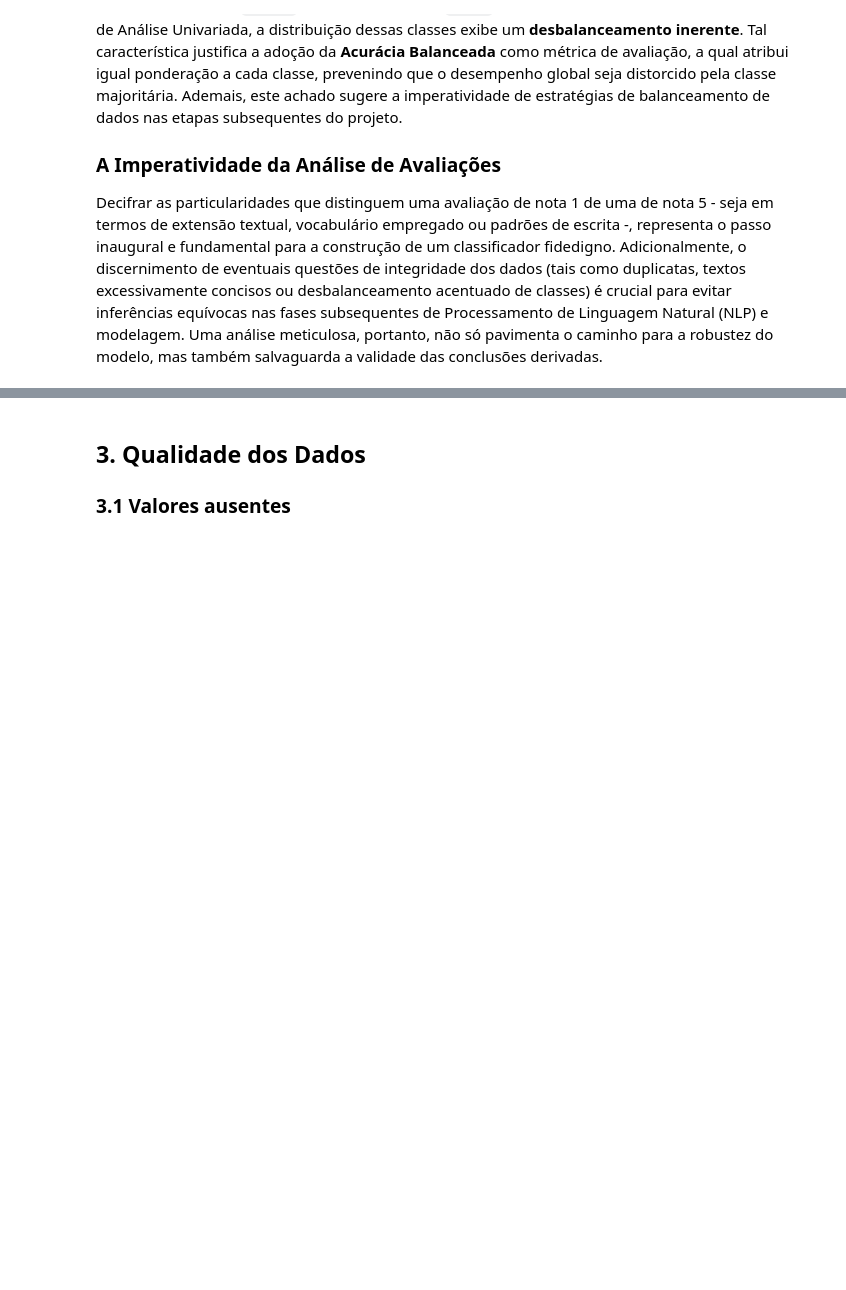
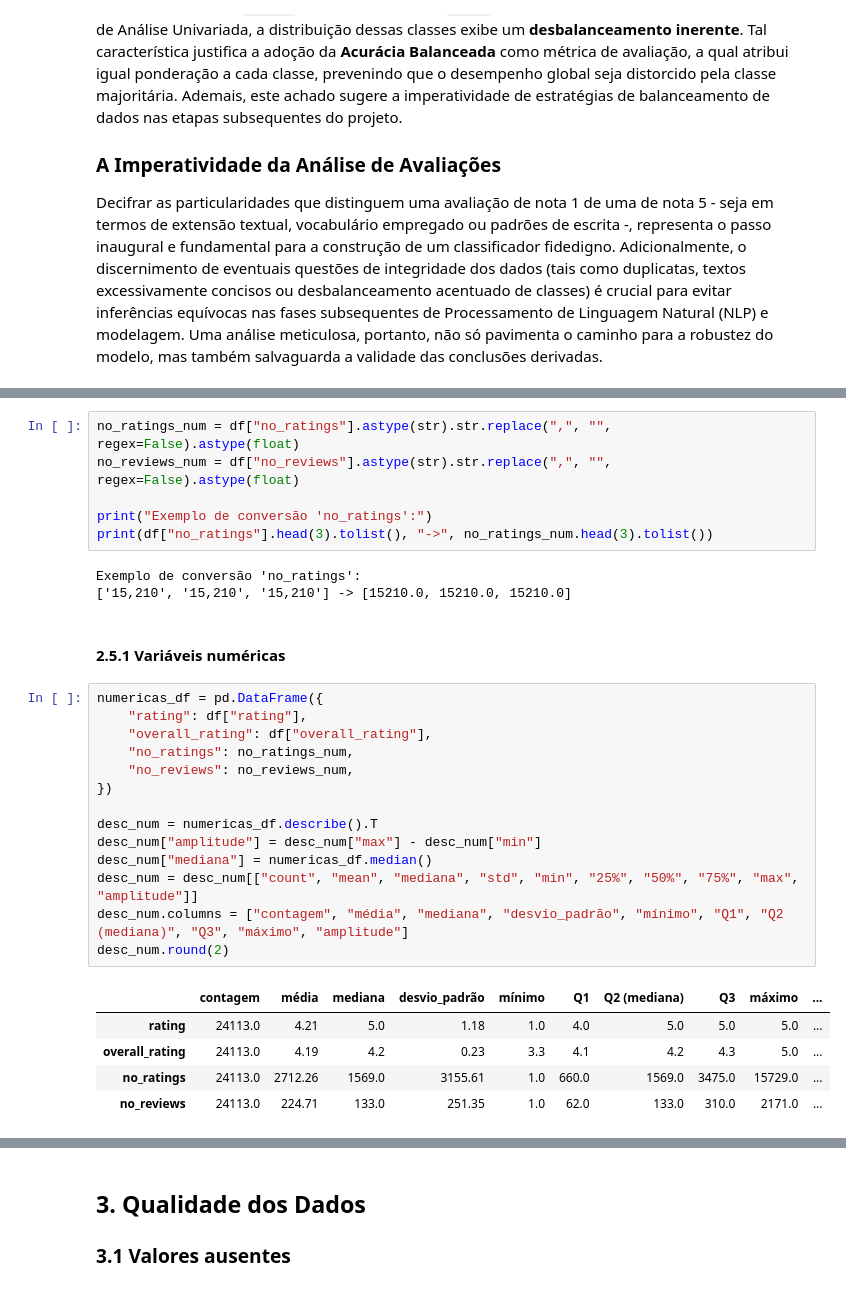
Before and after one commit to Saikonfate/TDE1-IA, a Jupyter notebook: EDA_Análise_de_Revisões_de_Compras.ipynb, the cells around one changed output, grey strips where cells are left out. Cells and saved outputs as stored; diff of their text form; blank space fills up the shorter version.

```diff
--- a/EDA_Análise_de_Revisões_de_Compras.ipynb
+++ b/EDA_Análise_de_Revisões_de_Compras.ipynb
@@ -112,0 +254,31 @@ Decifrar as particularidades que distinguem uma avaliação de nota 1 de uma de
+# %%
+no_ratings_num = df["no_ratings"].astype(str).str.replace(",", "", regex=False).astype(float)
+no_reviews_num = df["no_reviews"].astype(str).str.replace(",", "", regex=False).astype(float)
+
+print("Exemplo de conversão 'no_ratings':")
+print(df["no_ratings"].head(3).tolist(), "->", no_ratings_num.head(3).tolist())
+# %% [output]
+Exemplo de conversão 'no_ratings':
+['15,210', '15,210', '15,210'] -> [15210.0, 15210.0, 15210.0]
+# %% [markdown]
+#### 2.5.1 Variáveis numéricas
+# %%
+numericas_df = pd.DataFrame({
+    "rating": df["rating"],
+    "overall_rating": df["overall_rating"],
+    "no_ratings": no_ratings_num,
+    "no_reviews": no_reviews_num,
+})
+
+desc_num = numericas_df.describe().T
+desc_num["amplitude"] = desc_num["max"] - desc_num["min"]
+desc_num["mediana"] = numericas_df.median()
+desc_num = desc_num[["count", "mean", "mediana", "std", "min", "25%", "50%", "75%", "max", "amplitude"]]
+desc_num.columns = ["contagem", "média", "mediana", "desvio_padrão", "mínimo", "Q1", "Q2 (mediana)", "Q3", "máximo", "amplitude"]
+desc_num.round(2)
+# %% [output]
+|  | contagem | média | mediana | desvio_padrão | mínimo | Q1 | Q2 (mediana) | Q3 | máximo | ... |
+| rating | 24113.0 | 4.21 | 5.0 | 1.18 | 1.0 | 4.0 | 5.0 | 5.0 | 5.0 | ... |
+| overall_rating | 24113.0 | 4.19 | 4.2 | 0.23 | 3.3 | 4.1 | 4.2 | 4.3 | 5.0 | ... |
+| no_ratings | 24113.0 | 2712.26 | 1569.0 | 3155.61 | 1.0 | 660.0 | 1569.0 | 3475.0 | 15729.0 | ... |
+| no_reviews | 24113.0 | 224.71 | 133.0 | 251.35 | 1.0 | 62.0 | 133.0 | 310.0 | 2171.0 | ... |
```
Also changed, not shown: parts of 21 cells of this notebook.
